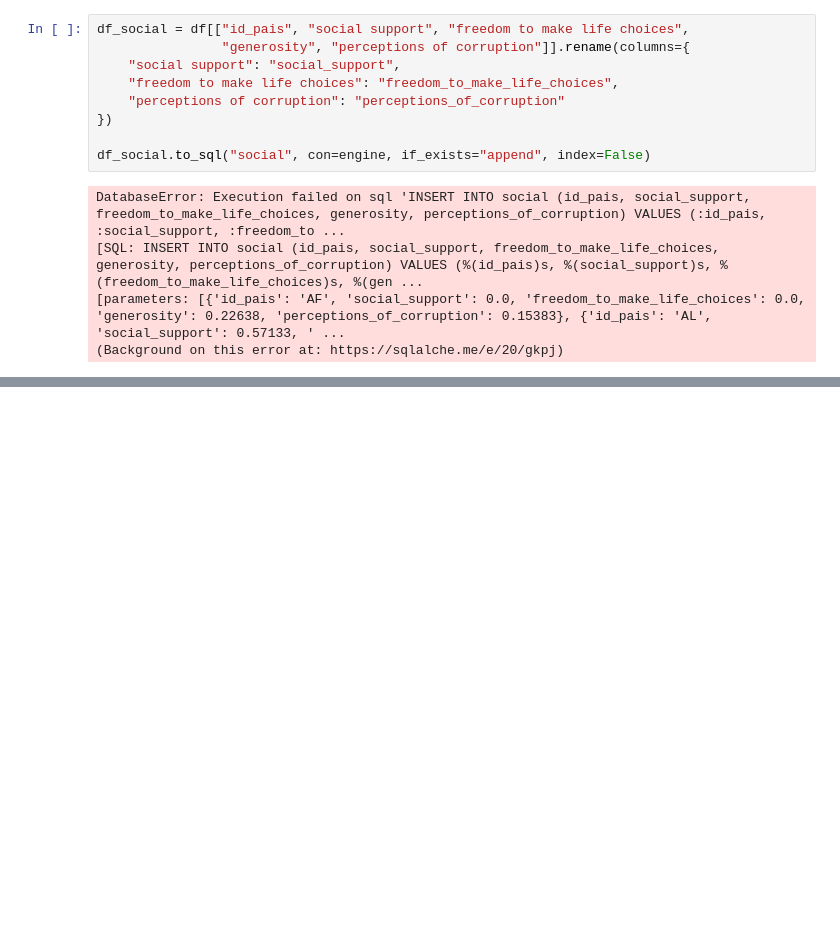
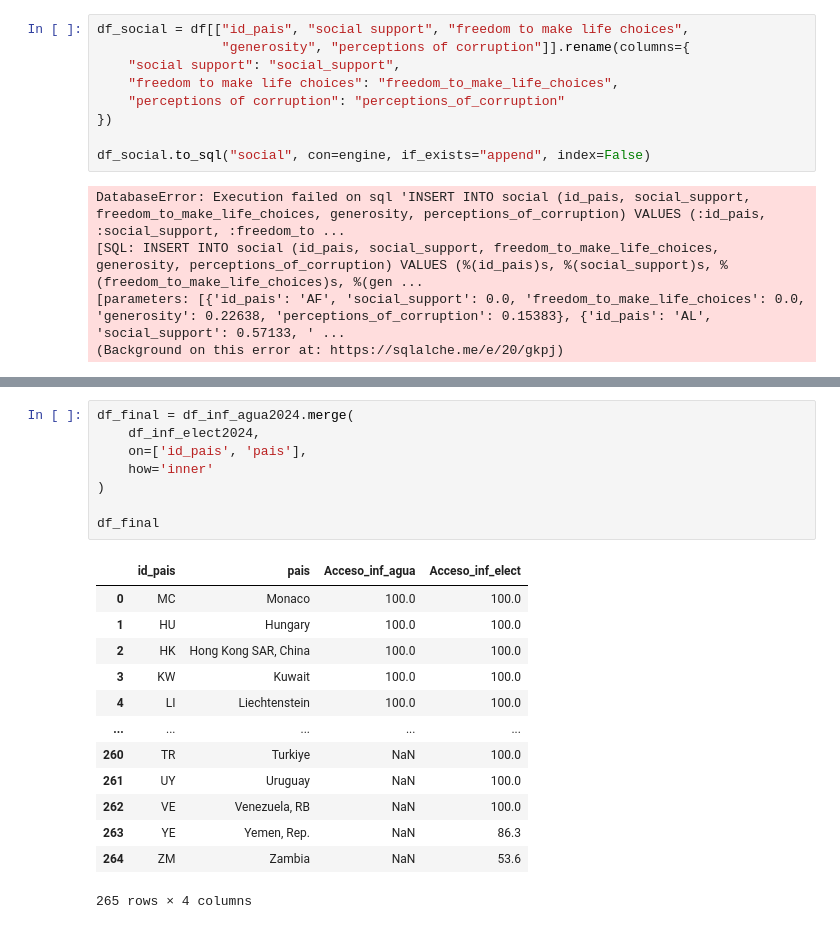
Before and after one commit to Juancarlosdelmarlostanau/proyect-sql, a Jupyter notebook: prueba.ipynb, the cells around one changed output, grey strips where cells are left out. Cells and saved outputs as stored; diff of their text form; blank space fills up the shorter version.

```diff
--- a/prueba.ipynb
+++ b/prueba.ipynb
@@ -204,0 +252,22 @@ print("Hola")
+# %%
+df_final = df_inf_agua2024.merge(
+    df_inf_elect2024,
+    on=['id_pais', 'pais'],
+    how='inner'
+)
+
+df_final
+# %% [output]
+|  | id_pais | pais | Acceso_inf_agua | Acceso_inf_elect |
+| 0 | MC | Monaco | 100.0 | 100.0 |
+| 1 | HU | Hungary | 100.0 | 100.0 |
+| 2 | HK | Hong Kong SAR, China | 100.0 | 100.0 |
+| 3 | KW | Kuwait | 100.0 | 100.0 |
+| 4 | LI | Liechtenstein | 100.0 | 100.0 |
+| ... | ... | ... | ... | ... |
+| 260 | TR | Turkiye | NaN | 100.0 |
+| 261 | UY | Uruguay | NaN | 100.0 |
+| 262 | VE | Venezuela, RB | NaN | 100.0 |
+| 263 | YE | Yemen, Rep. | NaN | 86.3 |
+| 264 | ZM | Zambia | NaN | 53.6 |
+265 rows × 4 columns
```
Also changed, not shown: parts of 7 cells of this notebook.
